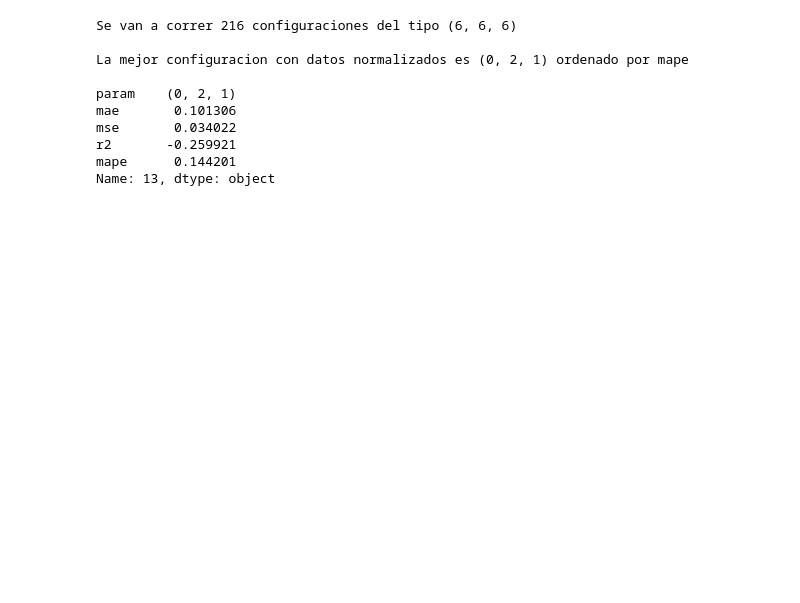
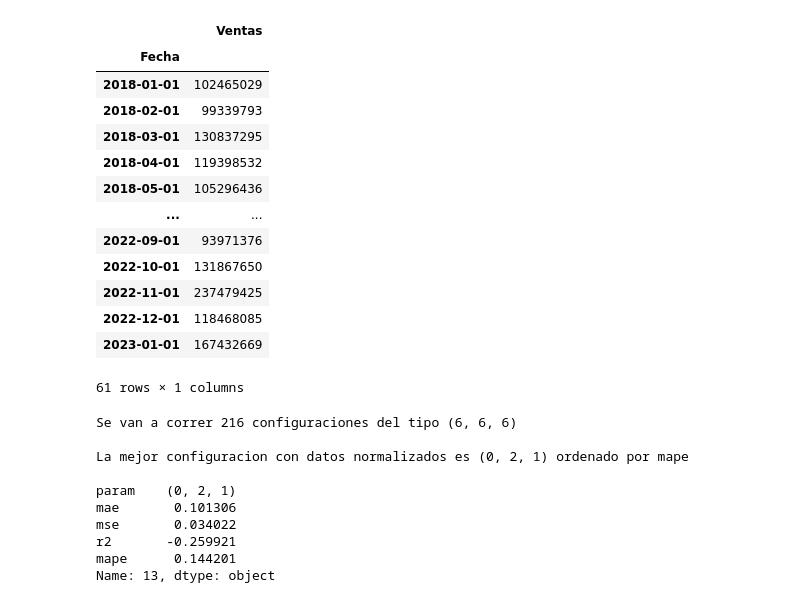
Before and after one commit to TomasCardeLo/ML-Dispapeles-TomasCaLo, a Jupyter notebook: Time series/Time series v3.ipynb, the cells around one changed output. Cells and saved outputs as stored; diff of their text form; code cells hidden in the pictures; blank space fills up the shorter version.

```diff
--- a/Time series/Time series v3.ipynb
+++ b/Time series/Time series v3.ipynb
@@ -187,6 +197,23 @@ nit_cliente = "'800226417-1'"
 fecha_final = "'2023-01-31'"
 # %%
 df_SQL = df_cliente(nit_cliente= "800065396-1", fecha_final= "2023-01-31")
+# %%
+df_SQL
+# %% [output]
+|  | Ventas |
+| Fecha |  |
+| 2018-01-01 | 102465029 |
+| 2018-02-01 | 99339793 |
+| 2018-03-01 | 130837295 |
+| 2018-04-01 | 119398532 |
+| 2018-05-01 | 105296436 |
+| ... | ... |
+| 2022-09-01 | 93971376 |
+| 2022-10-01 | 131867650 |
+| 2022-11-01 | 237479425 |
+| 2022-12-01 | 118468085 |
+| 2023-01-01 | 167432669 |
+61 rows × 1 columns
 # %%
 results, best_param, predictions_best = entrenar_arima(p= 6, d= 6, q= 6, data= df_SQL, order_by= 'mape', normalize= True)
 # %% [output]
```
Also changed, not shown: parts of 2 cells of this notebook, 4 other files.
